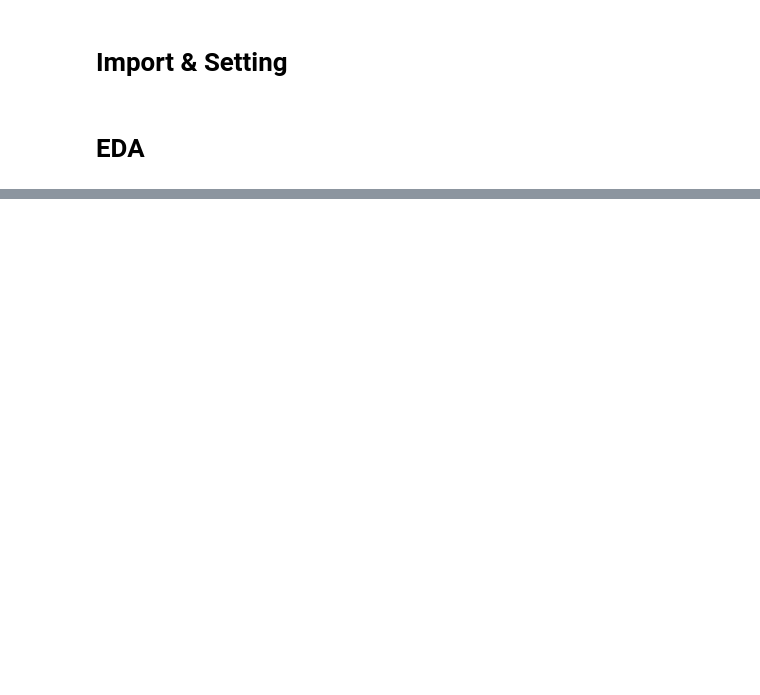
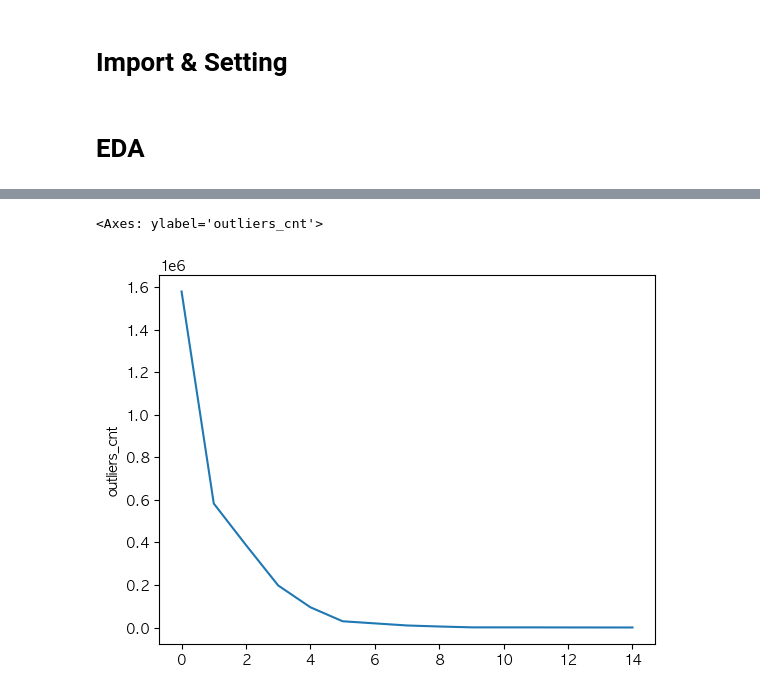
Before and after one commit to LEEINSEO-0118/Heat_Treatment_PdM, a Jupyter notebook: Code/eda.ipynb, the cells around one changed output, grey strips where cells are left out. Saved outputs shown, nothing was run; the diff lists cells and outputs as text; code cells hidden in the pictures; blank space fills up the shorter version.

```diff
--- a/Code/eda.ipynb
+++ b/Code/eda.ipynb
@@ -43,0 +257,4 @@ dtype: int64
+# %%
+cols = total_data.columns.values
+for col in cols:
+    print(f'{col} 고유값 개수 : {len(total_data[col].unique())}')
@@ -43,0 +317,10 @@ dtype: int64
+# %%
+eda_data['outliers_cnt'] = 0
+
+for col in eda_data.columns:
+    quantile_1, quantile_3 =  eda_data[col].quantile(0.25), eda_data[col].quantile(0.75)
+    iqr = quantile_3 - quantile_1
+    threshold_1 = quantile_1 - (1.5 * iqr)
+    threshold_2 = quantile_3 + (1.5 * iqr)
+    outliers =  (eda_data[col] < threshold_1) | (eda_data[col] > threshold_2)
+    eda_data.outliers_cnt += outliers.astype(int)
@@ -43,0 +345,5 @@ dtype: int64
+# %%
+sns.lineplot(data=eda_data.outliers_cnt.value_counts())
+# %% [output]
+<Axes: ylabel='outliers_cnt'>
+[figure, added]
```
Also changed, not shown: parts of 31 cells of this notebook.
